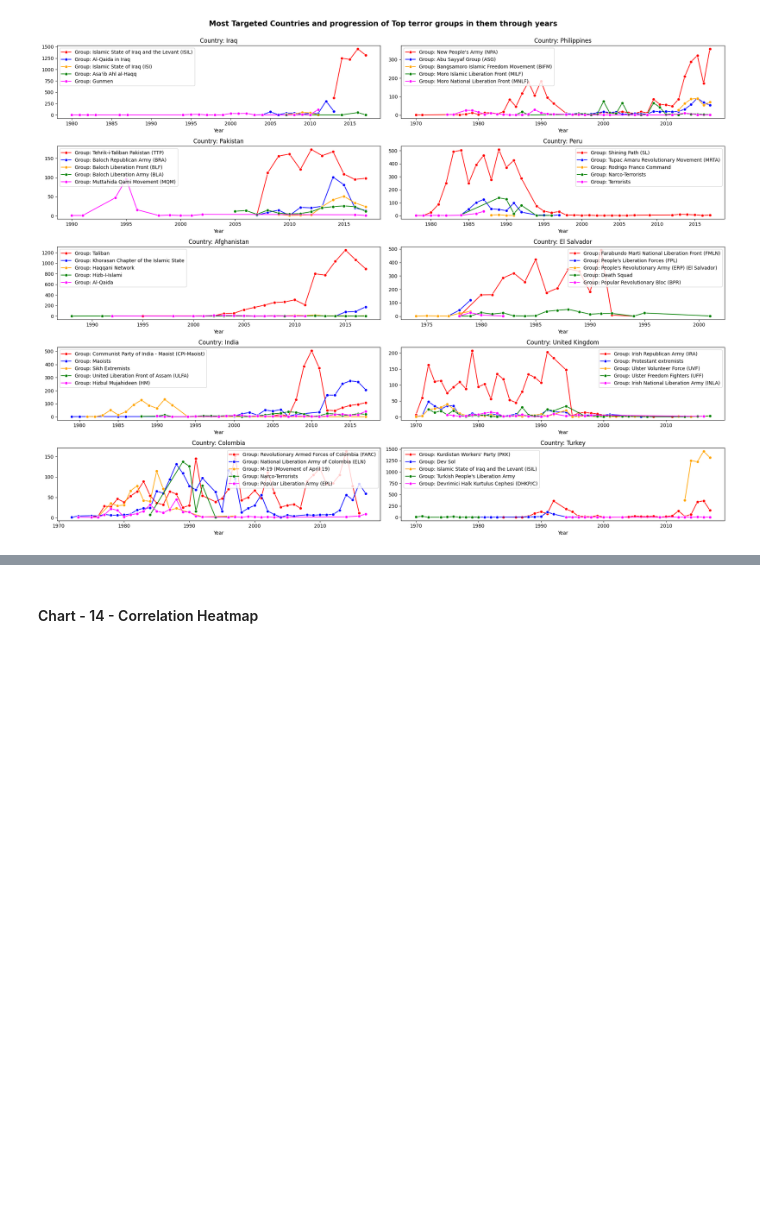
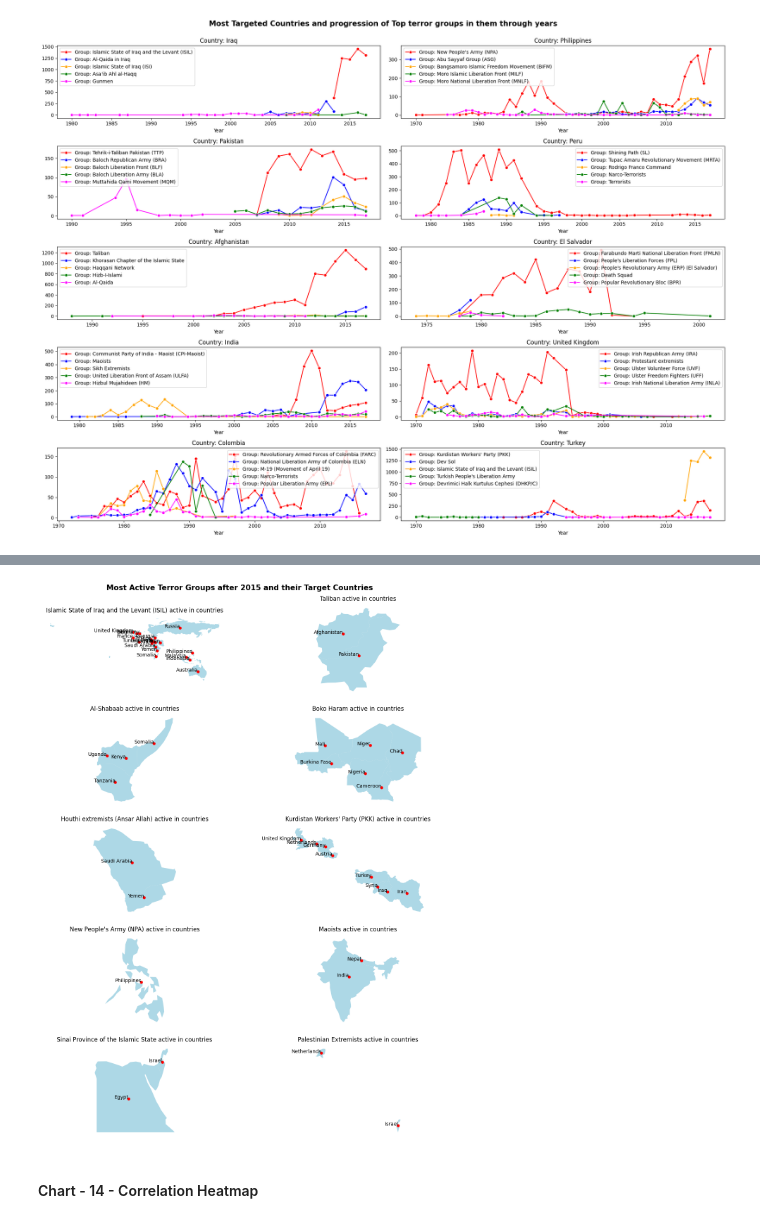
Before and after one commit to Mansi67/Global_Terrorism_Dataset_EDA, a Jupyter notebook: Global_Terrorism_Dataset_EDA.ipynb, the cells around one changed output, grey strips where cells are left out. Saved outputs shown, nothing was run; the diff lists cells and outputs as text; code cells hidden in the pictures; blank space fills up the shorter version.

```diff
--- a/Global_Terrorism_Dataset_EDA.ipynb
+++ b/Global_Terrorism_Dataset_EDA.ipynb
@@ -875,0 +910,8 @@ plt.show()
+# %%
+#Top groups active after 2015 and there top target countries
+top_groups=df[df['Year']>=2015].groupby('Group')['eventid'].count().sort_values(ascending=False)[1:11].index.tolist()
+# %%
+group_countries={}
+for group in top_groups:
+  group_countries[group]=df[(df['Year']>=2015) & (df['Group']==group)]["Country"].unique().tolist()
+group_countries
@@ -876,3 +936,39 @@ plt.show()
+# %%
+import geopandas as gpd
+import matplotlib.pyplot as plt
+
+# Read world map data from geopandas
+world = gpd.read_file(gpd.datasets.get_path('naturalearth_lowres'))
+
+# Create a 5x2 grid of subplots for maps
+fig, axs = plt.subplots(5, 2, figsize=(15, 18))
+fig.suptitle("Most Active Terror Groups after 2015 and their Target Countries", fontweight='bold', fontsize=15)
+fig.subplots_adjust(top=0.95)
+
+for i, row in enumerate(axs):
+    for j, ax in enumerate(row):
+        index = i * 2 + j
+        if index < len(group_countries):
+            group_names = list(group_countries.keys())
+            group = group_names[index]
+            countries = group_countries[group]
+            group_map = world[world['name'].isin(countries)]
+
+            # Plot the world map
+            group_map.plot(ax=ax, color='lightblue')
+
+            # Plot centroids as points for countries in the current group
+            for idx, country in group_map.iterrows():
+                centroid = country['geometry'].centroid
+                ax.plot(centroid.x, centroid.y, 'o', color='red', markersize=5)
+                ax.text(centroid.x, centroid.y, country['name'], fontsize=10, ha='right', va='baseline')
+
+            ax.set_title(f'{group} active in countries')
+            ax.axis('off')
+
+plt.show()
+# %% [output]
+[figure, added]
 # %% [markdown]
 #### Chart - 14 - Correlation Heatmap
 # %%
```
Also changed, not shown: parts of 11 cells of this notebook.
